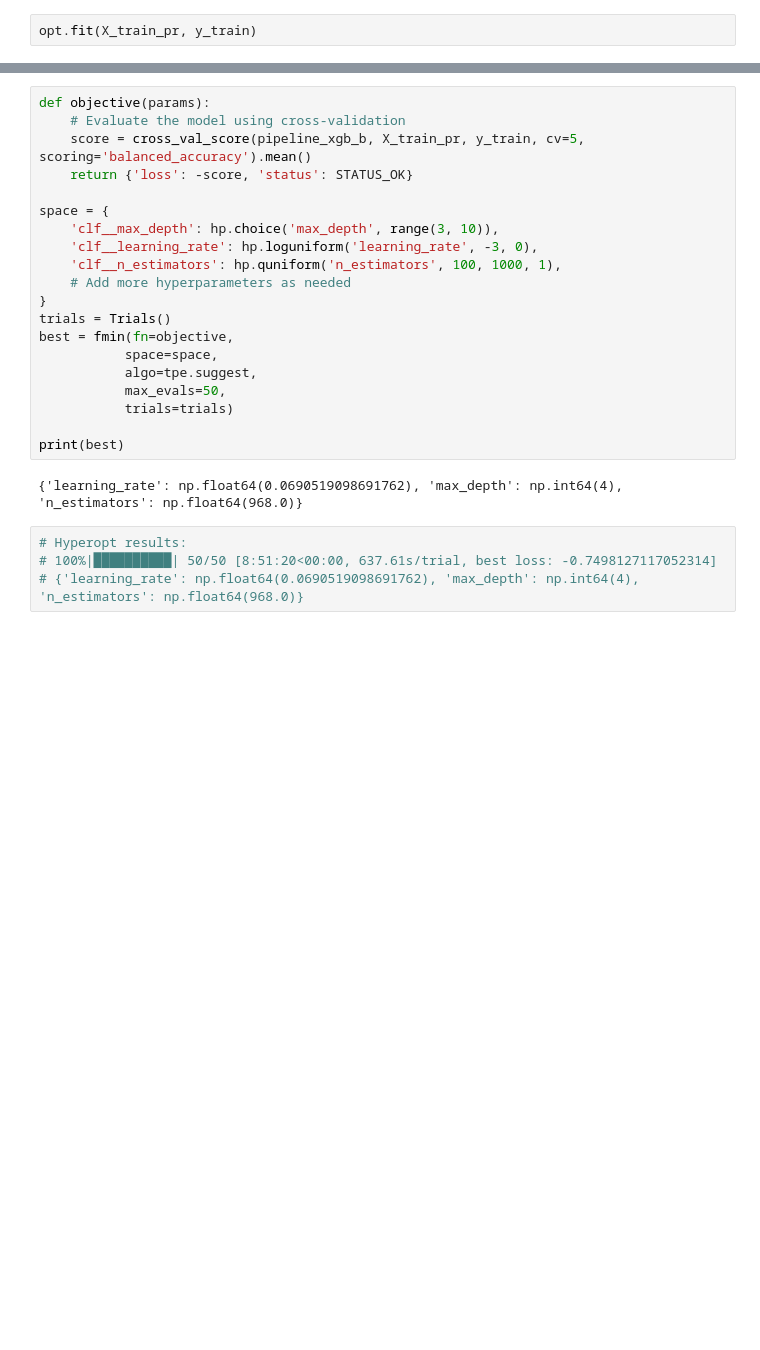
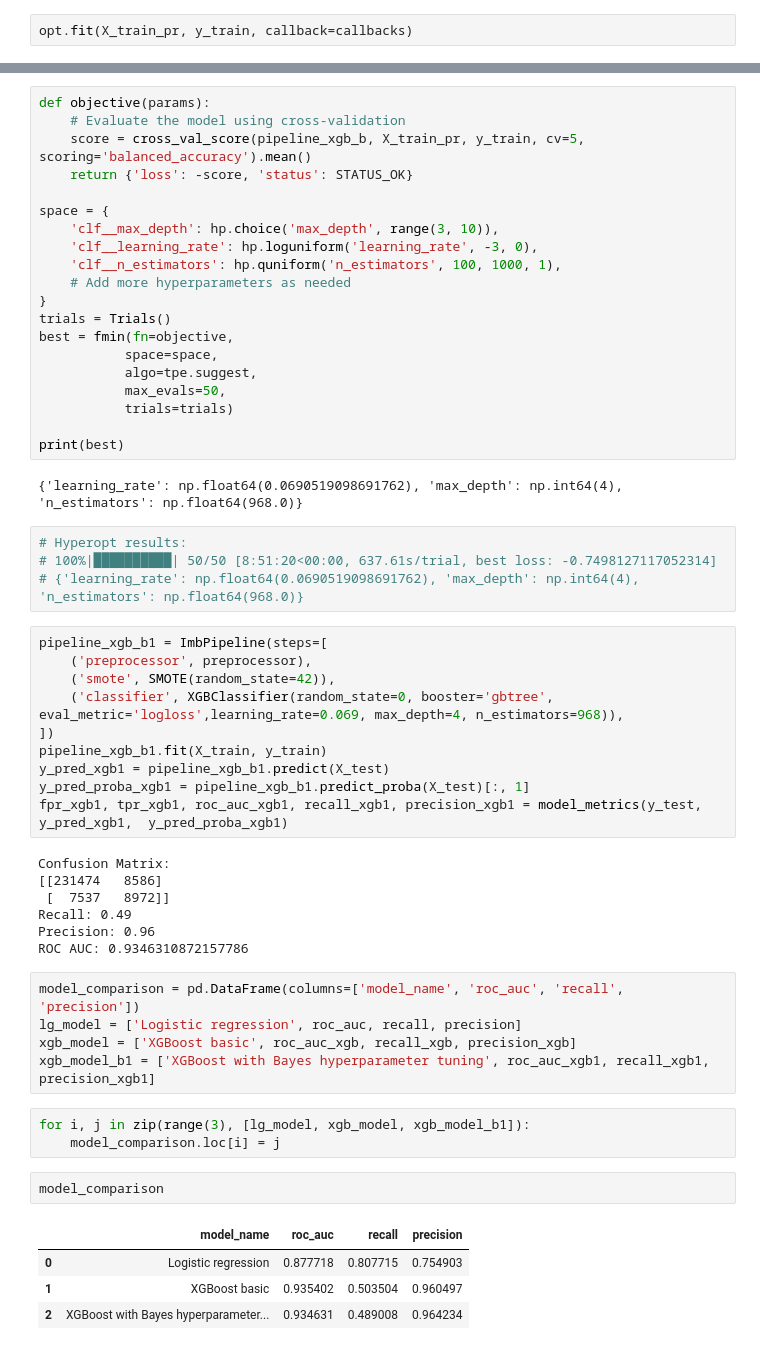
Before and after one commit to indremontvilaite/ml_project, a Jupyter notebook: model.ipynb, the cells around one changed output, grey strips where cells are left out. Saved outputs shown, nothing was run; the diff lists cells and outputs as text; blank space fills up the shorter version.

Commit message:
xgb with Bayes

```diff
--- a/model.ipynb
+++ b/model.ipynb
@@ -244,3 +244,3 @@ opt = BayesSearchCV(estimator=pipeline_xgb_b,
 # %%
-opt.fit(X_train_pr, y_train)
+opt.fit(X_train_pr, y_train, callback=callbacks)
 # %% [output]
@@ -279,3 +277,35 @@ print(best)
 # Hyperopt results:
 # 100%|██████████| 50/50 [8:51:20<00:00, 637.61s/trial, best loss: -0.7498127117052314]
 # {'learning_rate': np.float64(0.0690519098691762), 'max_depth': np.int64(4), 'n_estimators': np.float64(968.0)}
+# %%
+pipeline_xgb_b1 = ImbPipeline(steps=[
+    ('preprocessor', preprocessor),
+    ('smote', SMOTE(random_state=42)),
+    ('classifier', XGBClassifier(random_state=0, booster='gbtree', eval_metric='logloss',learning_rate=0.069, max_depth=4, n_estimators=968)),
+])
+pipeline_xgb_b1.fit(X_train, y_train)
+y_pred_xgb1 = pipeline_xgb_b1.predict(X_test)
+y_pred_proba_xgb1 = pipeline_xgb_b1.predict_proba(X_test)[:, 1]
+fpr_xgb1, tpr_xgb1, roc_auc_xgb1, recall_xgb1, precision_xgb1 = model_metrics(y_test, y_pred_xgb1,  y_pred_proba_xgb1)
+# %% [output]
+Confusion Matrix:
+[[231474   8586]
+ [  7537   8972]]
+Recall: 0.49
+Precision: 0.96
+ROC AUC: 0.9346310872157786
+# %%
+model_comparison = pd.DataFrame(columns=['model_name', 'roc_auc', 'recall', 'precision'])
+lg_model = ['Logistic regression', roc_auc, recall, precision]
+xgb_model = ['XGBoost basic', roc_auc_xgb, recall_xgb, precision_xgb]
+xgb_model_b1 = ['XGBoost with Bayes hyperparameter tuning', roc_auc_xgb1, recall_xgb1, precision_xgb1]
+# %%
+for i, j in zip(range(3), [lg_model, xgb_model, xgb_model_b1]):
+    model_comparison.loc[i] = j
+# %%
+model_comparison
+# %% [output]
+|  | model_name | roc_auc | recall | precision |
+| 0 | Logistic regression | 0.877718 | 0.807715 | 0.754903 |
+| 1 | XGBoost basic | 0.935402 | 0.503504 | 0.960497 |
+| 2 | XGBoost with Bayes hyperparameter... | 0.934631 | 0.489008 | 0.964234 |
```
Also changed, not shown: parts of 8 cells of this notebook, 4 other files.
